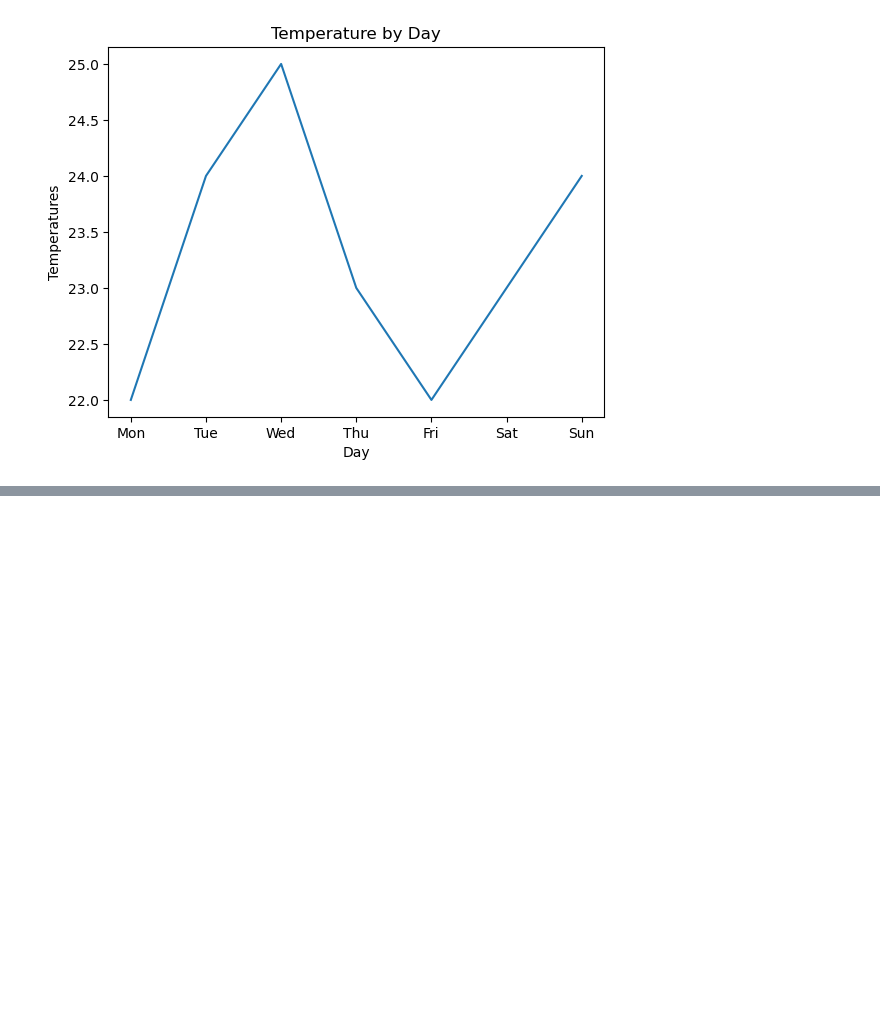
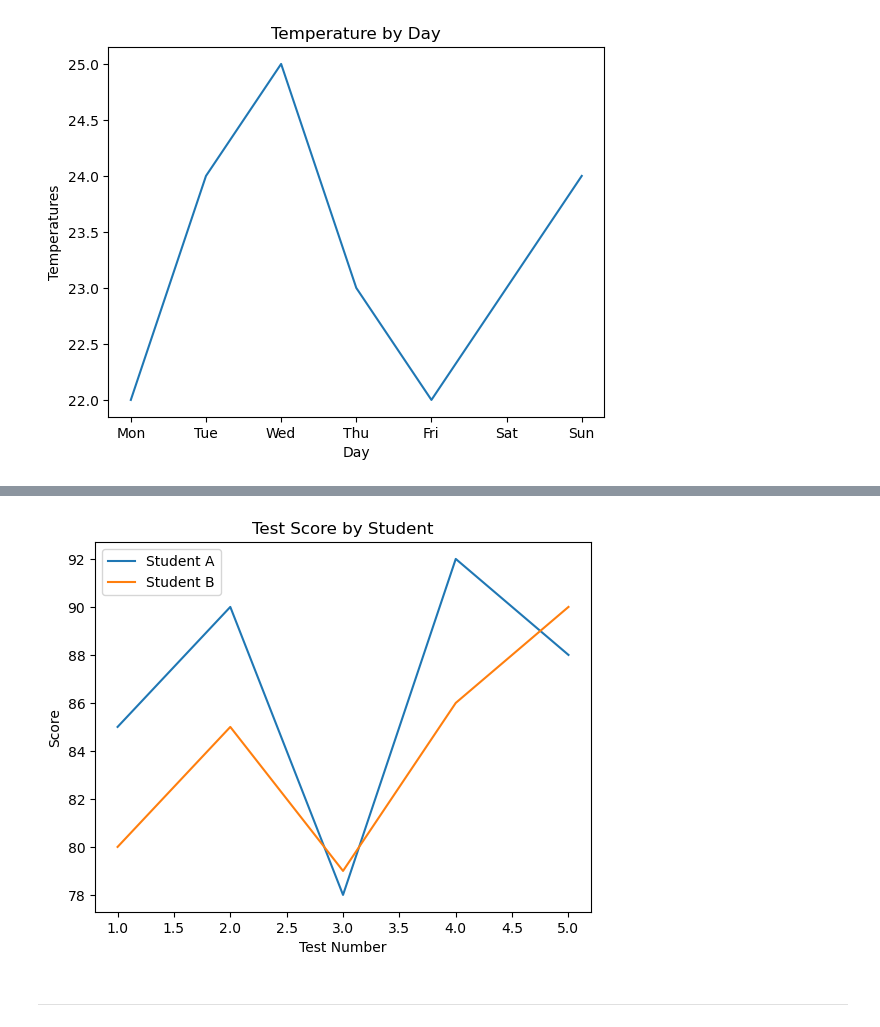
Before and after one commit to peterbull/fai-pt2-nbs, a Jupyter notebook: sidebars/python_matplotlib.ipynb, the cells around one changed output, grey strips where cells are left out. Saved outputs shown, nothing was run; the diff lists cells and outputs as text; code cells hidden in the pictures; blank space fills up the shorter version.

Commit message:
test 2 finished

```diff
--- a/sidebars/python_matplotlib.ipynb
+++ b/sidebars/python_matplotlib.ipynb
@@ -58,0 +86,18 @@ plt.show()
+# %%
+# answer 4
+test_numbers = [1, 2, 3, 4, 5]
+student_A_scores = [85, 90, 78, 92, 88]
+student_B_scores = [80, 85, 79, 86, 90]
+
+
+plt.plot(test_numbers, student_A_scores, label="Student A")
+plt.plot(test_numbers, student_B_scores, label="Student B")
+plt.title("Test Score by Student")
+plt.xlabel("Test Number")
+plt.ylabel("Score")
+plt.legend()
+plt.show()
+# %% [output]
+[figure, added]
+# %% [markdown]
+***
```
Also changed, not shown: parts of 15 cells of this notebook.
